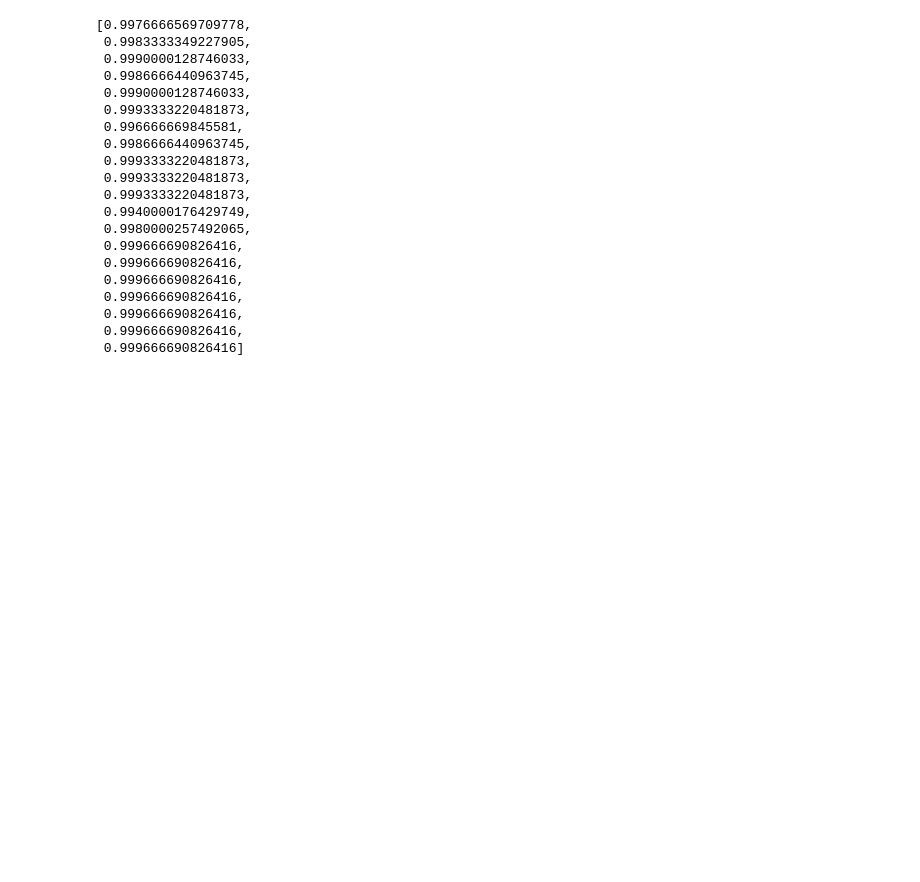
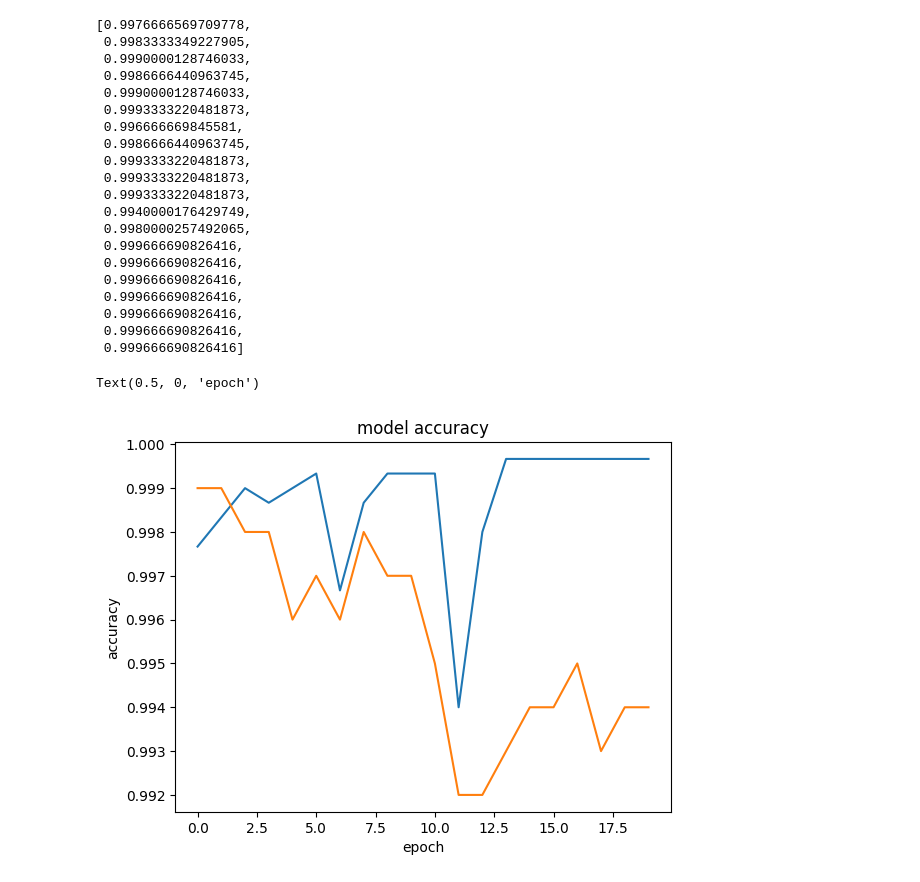
Before and after one commit to tasnim-shamsuddin/Deep-Learning-, a Jupyter notebook: DeepLearning.ipynb, the cells around one changed output. Saved outputs shown, nothing was run; the diff lists cells and outputs as text; code cells hidden in the pictures; blank space fills up the shorter version.

Commit message:
plotted the model accuracy

```diff
--- a/DeepLearning.ipynb
+++ b/DeepLearning.ipynb
@@ -319,3 +319,12 @@ model_histroy.history["accuracy"]
  0.999666690826416,
  0.999666690826416,
  0.999666690826416]
+# %%
+plt.plot(model_histroy.history["accuracy"])
+plt.plot(model_histroy.history["val_accuracy"])
+plt.title("model accuracy")
+plt.ylabel("accuracy")
+plt.xlabel("epoch")
+# %% [output]
+Text(0.5, 0, 'epoch')
+[figure, added]
```
